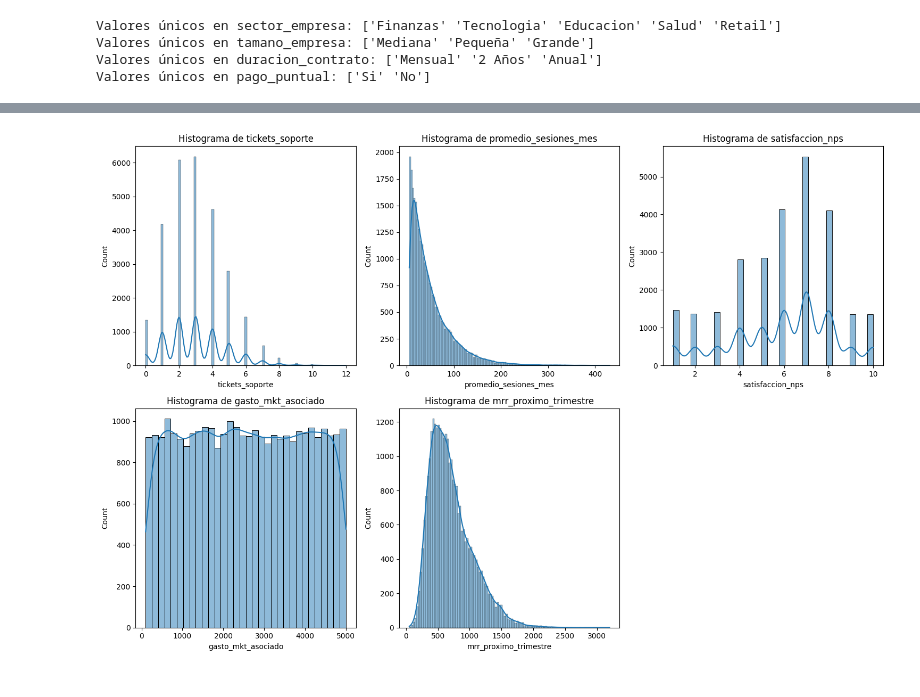
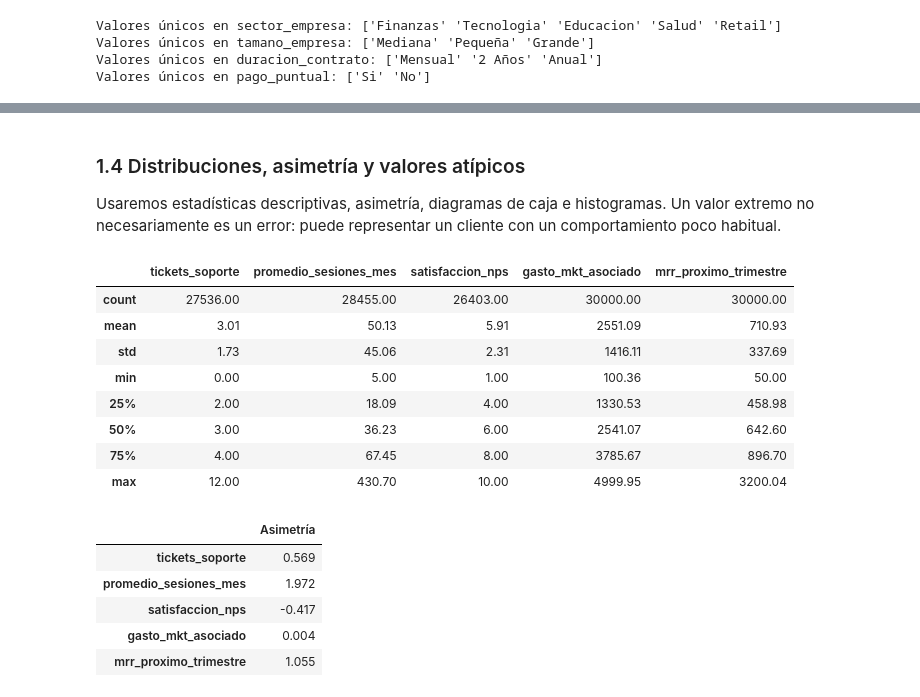
Before and after one commit to benjaminqq-12/Inteligencia-Artificial-2026-2, a Jupyter notebook: E2-Regresion/E2_Regresion.ipynb, the cells around one changed output, grey strips where cells are left out. Drawn from its saved outputs; the diff is of its cells as text; code cells hidden in the pictures.

Commit message:
Notebook final

```diff
--- a/E2-Regresion/E2_Regresion.ipynb
+++ b/E2-Regresion/E2_Regresion.ipynb
@@ -65,0 +48,15 @@ Primero, vamos a revisar los tipos de datos de cada columna y convertir 'fecha_r
+# %%
+dataset_path = Path("clientes_mrr_dataset.csv")
+dataset_url = (
+    "https://raw.githubusercontent.com/benjaminqq-12/"
+    "Inteligencia-Artificial-2026-2/refs/heads/main/"
+    "E2-Regresion/clientes_mrr_dataset.csv"
+)
+
+# Reutilizar el CSV evita descargas duplicadas al volver a ejecutar el notebook.
+if not dataset_path.exists():
+    pd.read_csv(dataset_url).to_csv(dataset_path, index=False)
+
+data = pd.read_csv(dataset_path)
+print(f"Dataset: {data.shape[0]:,} clientes y {data.shape[1]} variables.")
+display(data.head())
@@ -155,11 +144,36 @@ plt.show()
-# %%
-# Histogramas para visualizar la distribución y sesgos
-plt.figure(figsize=(15, 10))
-for i, col in enumerate(numerical_cols):
-    plt.subplot(2, 3, i + 1)
-    sb.histplot(data[col].dropna(), kde=True)
-    plt.title(f'Histograma de {col}')
-plt.tight_layout()
-plt.show()
-# %% [output]
-[figure, removed]
+# %% [markdown]
+### 1.4 Distribuciones, asimetría y valores atípicos
+Usaremos estadísticas descriptivas, asimetría, diagramas de caja e histogramas. Un valor extremo no necesariamente es un error: puede representar un cliente con un comportamiento poco habitual.
+# %%
+numerical_cols = [
+    "tickets_soporte", "promedio_sesiones_mes", "satisfaccion_nps",
+    "gasto_mkt_asociado", "mrr_proximo_trimestre"
+]
+
+display(data[numerical_cols].describe().round(2))
+skewness = data[numerical_cols].skew()
+display(skewness.round(3).to_frame("Asimetría"))
+
+variable_labels = {
+    "tickets_soporte": "Tickets de soporte",
+    "promedio_sesiones_mes": "Sesiones mensuales",
+    "satisfaccion_nps": "Satisfacción",
+    "gasto_mkt_asociado": "Gasto de marketing (USD)",
+    "mrr_proximo_trimestre": "MRR futuro (USD/mes)"
+}
+# %% [output]
+|  | tickets_soporte | promedio_sesiones_mes | satisfaccion_nps | gasto_mkt_asociado | mrr_proximo_trimestre |
+| count | 27536.00 | 28455.00 | 26403.00 | 30000.00 | 30000.00 |
+| mean | 3.01 | 50.13 | 5.91 | 2551.09 | 710.93 |
+| std | 1.73 | 45.06 | 2.31 | 1416.11 | 337.69 |
+| min | 0.00 | 5.00 | 1.00 | 100.36 | 50.00 |
+| 25% | 2.00 | 18.09 | 4.00 | 1330.53 | 458.98 |
+| 50% | 3.00 | 36.23 | 6.00 | 2541.07 | 642.60 |
+| 75% | 4.00 | 67.45 | 8.00 | 3785.67 | 896.70 |
+| max | 12.00 | 430.70 | 10.00 | 4999.95 | 3200.04 |
+|  | Asimetría |
+| tickets_soporte | 0.569 |
+| promedio_sesiones_mes | 1.972 |
+| satisfaccion_nps | -0.417 |
+| gasto_mkt_asociado | 0.004 |
+| mrr_proximo_trimestre | 1.055 |
```
Also changed, not shown: parts of 43 cells of this notebook.
